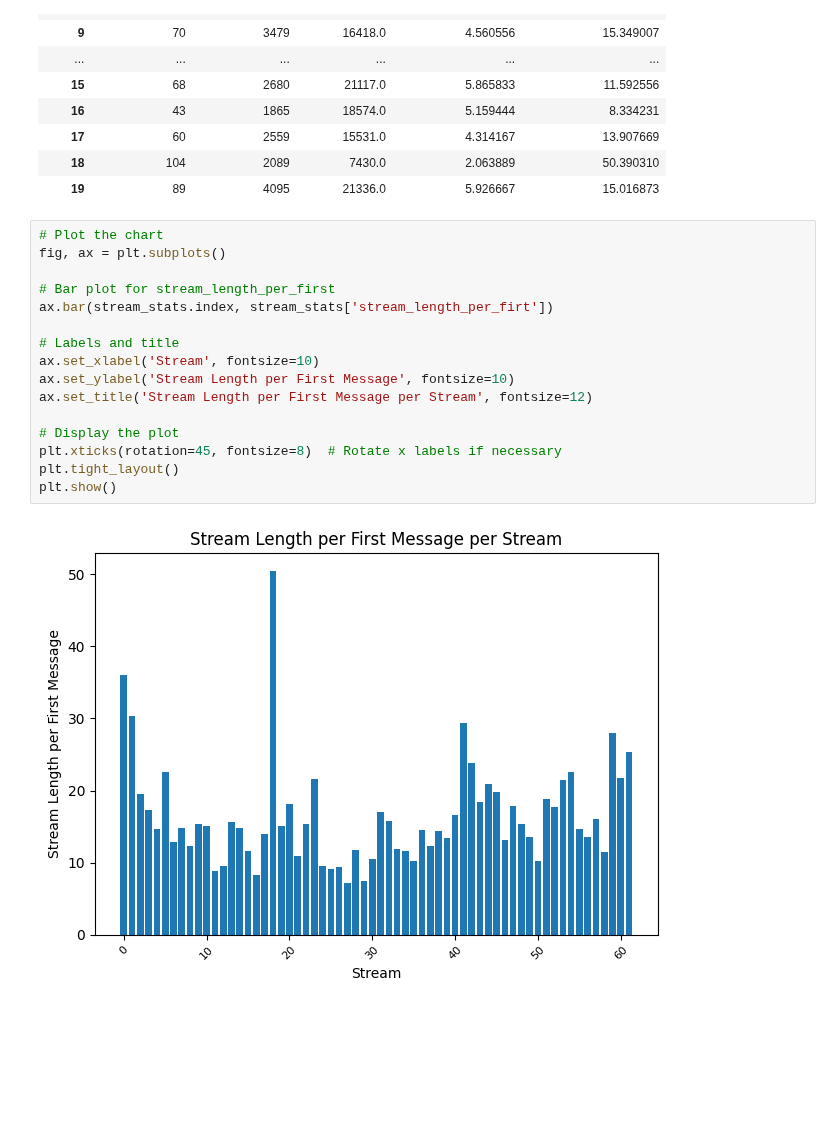
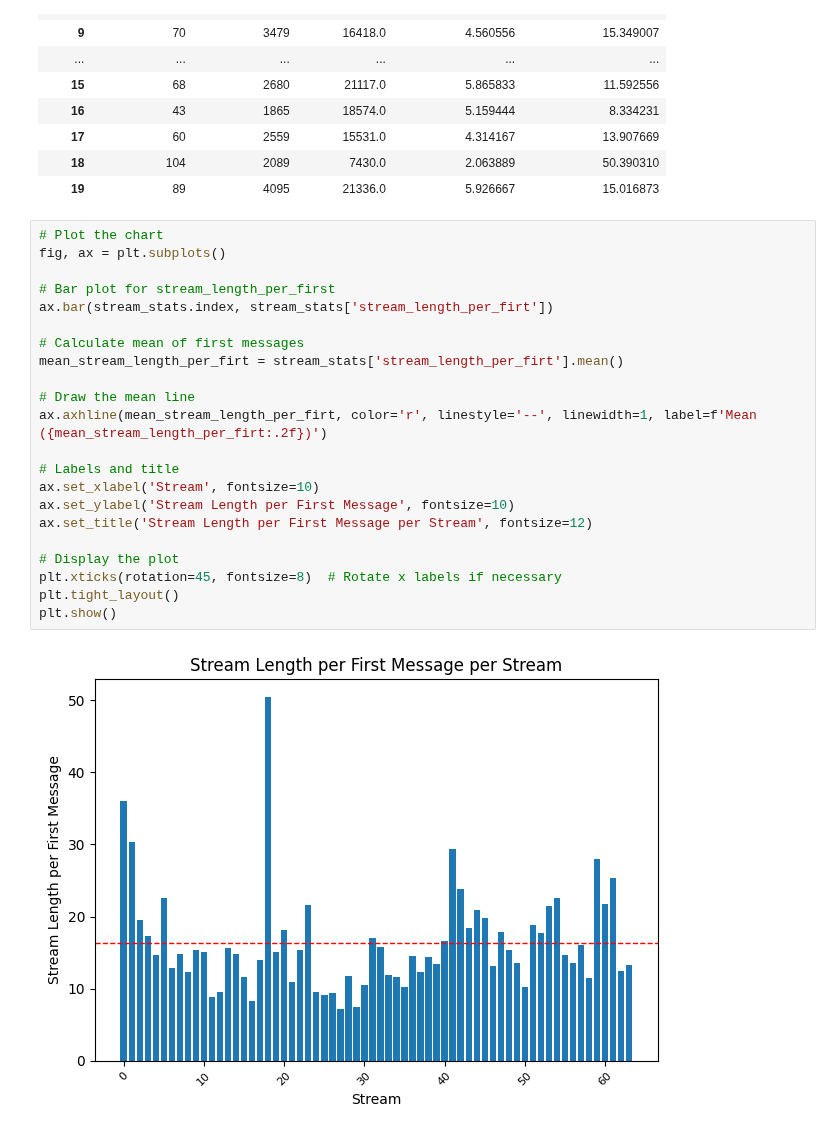
Before and after one commit to balintkardos/ChatlogDorozea, a Jupyter notebook: first_message.ipynb, the cells around one changed output. Cells and saved outputs as stored; diff of their text form; blank space fills up the shorter version.

Commit message:
mean line

```diff
--- a/first_message.ipynb
+++ b/first_message.ipynb
@@ -227,21 +226,27 @@ stream_stats.head(20)
 # %%
 # Plot the chart
 fig, ax = plt.subplots()
 
 # Bar plot for stream_length_per_first
 ax.bar(stream_stats.index, stream_stats['stream_length_per_firt'])
+
+# Calculate mean of first messages
+mean_stream_length_per_firt = stream_stats['stream_length_per_firt'].mean()
+
+# Draw the mean line
+ax.axhline(mean_stream_length_per_firt, color='r', linestyle='--', linewidth=1, label=f'Mean ({mean_stream_length_per_firt:.2f})')
 
 # Labels and title
 ax.set_xlabel('Stream', fontsize=10)
 ax.set_ylabel('Stream Length per First Message', fontsize=10)
 ax.set_title('Stream Length per First Message per Stream', fontsize=12)
 
 # Display the plot
 plt.xticks(rotation=45, fontsize=8)  # Rotate x labels if necessary
 plt.tight_layout()
 plt.show()
 # %% [output]
-[figure, old version]
+[figure, new version]
 # %%
 stream_stats['stream_length_per_firt'].describe()
 # %% [output]
```
Also changed, not shown: parts of 7 cells of this notebook.
